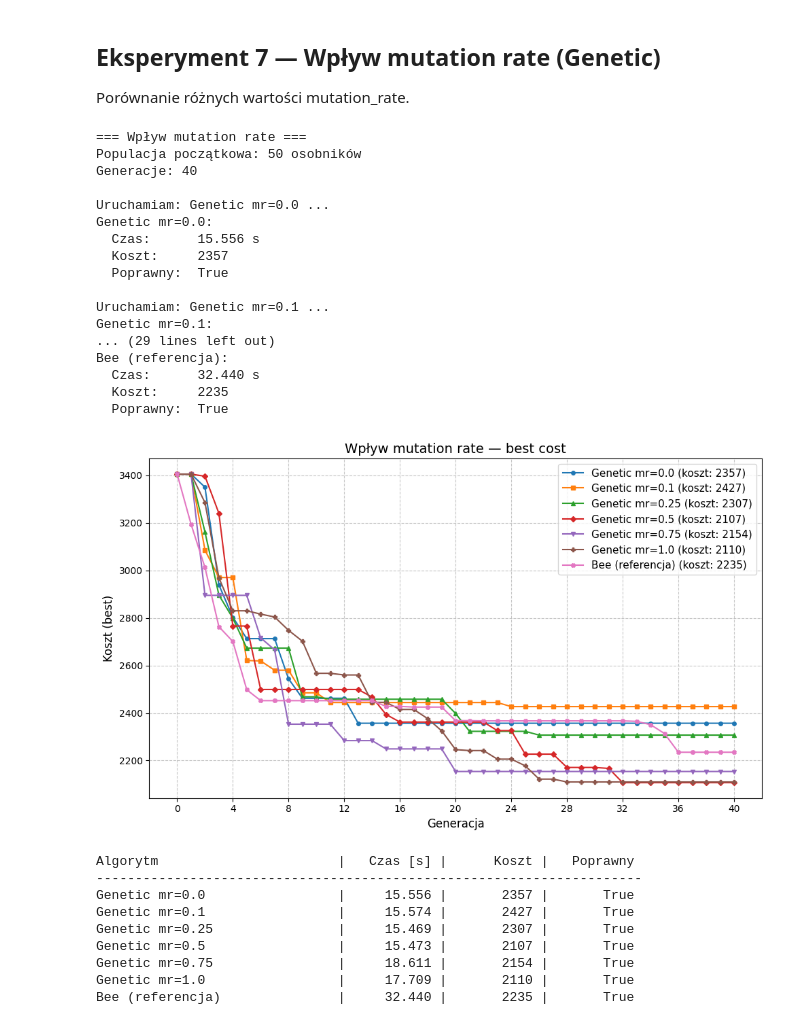
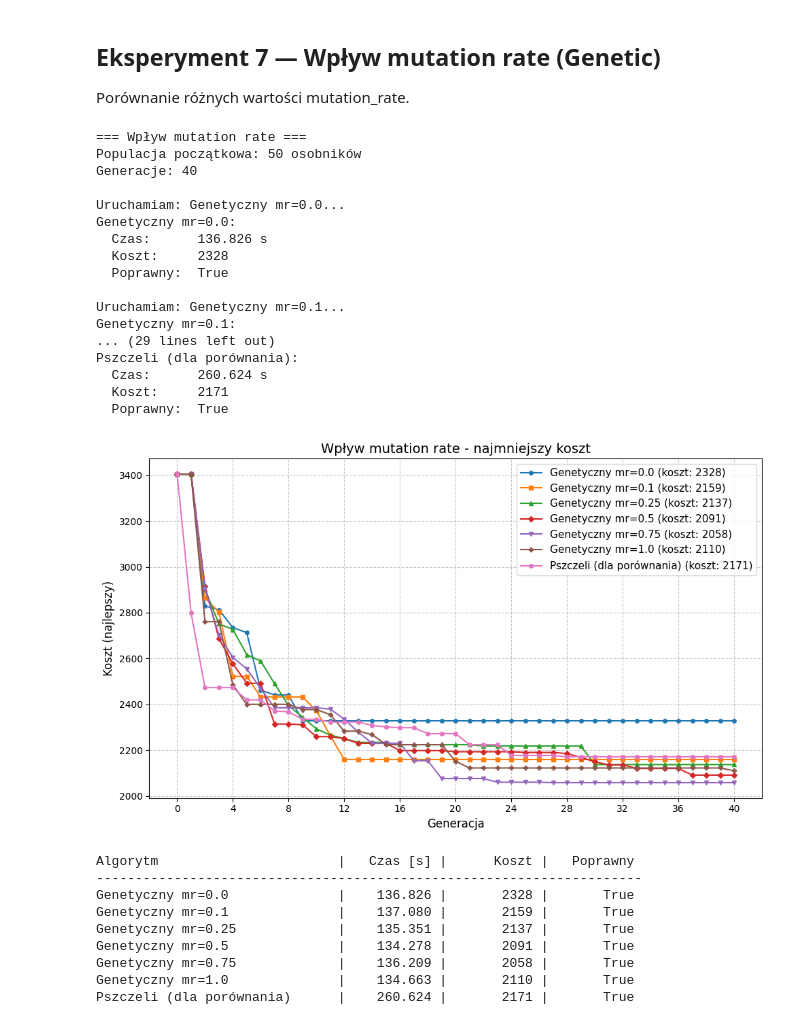
Before and after one commit to Ant-Mas/BO_2026, a Jupyter notebook: experiments.ipynb, the cells around one changed output. Drawn from its saved outputs; the diff is of its cells as text; code cells hidden in the pictures.

```diff
--- a/experiments.ipynb
+++ b/experiments.ipynb
@@ -44,6 +43,17 @@ class ExperimentResult:
             f"  Koszt:     {self.final_cost}\n"
             f"  Poprawny:  {self.is_correct}"
         )
+
+    @staticmethod
+    def combine(results: list["ExperimentResult"]) -> "ExperimentResult":
+        algorithm_name = results[0].algorithm_name
+        final_cost = min(result.final_cost for result in results)
+        elapsed_time = sum(result.elapsed_time for result in results)
+        is_correct = all(result.is_correct for result in results)
+        best_costs = [min(results[j].best_costs[i] for j in range(len(results))) for i in range(len(results[0].best_costs))]
+        avg_costs = [sum(results[j].avg_costs[i] for j in range(len(results)))/len(results) for i in range(len(results[0].avg_costs))]
+        solution = results[0].solution
+        return ExperimentResult(algorithm_name, final_cost, elapsed_time, is_correct, best_costs, avg_costs, solution)
 # %%
 class SolverAdapter(ABC):
     """Abstrakcja opakowująca dowolny solver w jednolity interfejs."""
@@ -144,6 +154,7 @@ class ExperimentConfig:
     generations: int = 40
     population_size: int = 50
     adapters: list[SolverAdapter] = field(default_factory=list)
+    no_simulations: int = 10
 
     def build_problem(self) -> Problem:
         return Problem.random(
@@ -173,8 +184,11 @@ class Experiment:
         print(f"Generacje: {self.config.generations}\n")
         self.results = []
         for adapter in self.config.adapters:
-            print(f"Uruchamiam: {adapter.name} ...")
-            result = adapter.run(self.problem, self.config.generations, self.initial_population)
+            print(f"Uruchamiam: {adapter.name}...")
+            results = []
+            for _ in range(self.config.no_simulations):
+                results.append(adapter.run(self.problem, self.config.generations, self.initial_population))
+            result = ExperimentResult.combine(results)
             self.results.append(result)
             print(result.summary())
             print()
@@ -193,9 +207,9 @@ class Experiment:
                 marker=markers[i % len(markers)],
                 markersize=4,
             )
-        ax.set_title(f"{self.config.name} — best cost", fontsize=14)
+        ax.set_title(f"{self.config.name} - najmniejszy koszt", fontsize=14)
         ax.set_xlabel("Generacja", fontsize=12)
-        ax.set_ylabel("Koszt (best)", fontsize=12)
+        ax.set_ylabel("Koszt (najlepszy)", fontsize=12)
         ax.grid(True, linestyle='--', alpha=0.7)
         ax.legend(fontsize=11)
         ax.set_xticks(range(0, self.config.generations + 2, max(1, self.config.generations // 10)))
@@ -216,9 +230,9 @@ class Experiment:
                 markersize=4,
                 linestyle='--',
             )
-        ax.set_title(f"{self.config.name} — avg cost", fontsize=14)
+        ax.set_title(f"{self.config.name} - średni koszt", fontsize=14)
         ax.set_xlabel("Generacja", fontsize=12)
-        ax.set_ylabel("Koszt (avg)", fontsize=12)
+        ax.set_ylabel("Koszt (średni)", fontsize=12)
         ax.grid(True, linestyle='--', alpha=0.7)
         ax.legend(fontsize=11)
         ax.set_xticks(range(0, self.config.generations + 2, max(1, self.config.generations // 10)))
@@ -495,45 +706,45 @@ Porównanie różnych wartości mutation_rate.
 # %%
 adapters_mr = []
 for mr in [0.0, 0.1, 0.25, 0.5, 0.75, 1.0]:
-    adapters_mr.append(GeneticAdapter(name=f"Genetic mr={mr}", mutation_rate=mr))
-adapters_mr.append(BeeAdapter(name="Bee (referencja)"))
+    adapters_mr.append(GeneticAdapter(name=f"Genetyczny mr={mr}", mutation_rate=mr))
+adapters_mr.append(BeeAdapter(name="Pszczeli (dla porównania)"))
 
 exp7 = Experiment(ExperimentConfig(
     name="Wpływ mutation rate",
     seed=42,
     generations=40,
     population_size=50,
     adapters=adapters_mr,
 ))
 
 exp7.run()
 exp7.plot_best_costs()
 exp7.summary_table()
 # %% [output]
 === Wpływ mutation rate ===
 Populacja początkowa: 50 osobników
 Generacje: 40
 
-Uruchamiam: Genetic mr=0.0 ...
-Genetic mr=0.0:
-  Czas:      15.556 s
-  Koszt:     2357
+Uruchamiam: Genetyczny mr=0.0...
+Genetyczny mr=0.0:
+  Czas:      136.826 s
+  Koszt:     2328
   Poprawny:  True
 
-Uruchamiam: Genetic mr=0.1 ...
-Genetic mr=0.1:
+Uruchamiam: Genetyczny mr=0.1...
+Genetyczny mr=0.1:
 ... (29 lines left out)
-Bee (referencja):
-  Czas:      32.440 s
-  Koszt:     2235
+Pszczeli (dla porównania):
+  Czas:      260.624 s
+  Koszt:     2171
   Poprawny:  True
-[figure, old version]
+[figure, new version]
 Algorytm                       |   Czas [s] |      Koszt |   Poprawny
 ----------------------------------------------------------------------
-Genetic mr=0.0                 |     15.556 |       2357 |       True
-Genetic mr=0.1                 |     15.574 |       2427 |       True
-Genetic mr=0.25                |     15.469 |       2307 |       True
-Genetic mr=0.5                 |     15.473 |       2107 |       True
-Genetic mr=0.75                |     18.611 |       2154 |       True
-Genetic mr=1.0                 |     17.709 |       2110 |       True
-Bee (referencja)               |     32.440 |       2235 |       True
+Genetyczny mr=0.0              |    136.826 |       2328 |       True
+Genetyczny mr=0.1              |    137.080 |       2159 |       True
+Genetyczny mr=0.25             |    135.351 |       2137 |       True
+Genetyczny mr=0.5              |    134.278 |       2091 |       True
+Genetyczny mr=0.75             |    136.209 |       2058 |       True
+Genetyczny mr=1.0              |    134.663 |       2110 |       True
+Pszczeli (dla porównania)      |    260.624 |       2171 |       True
```
Also changed, not shown: parts of 16 cells of this notebook.
